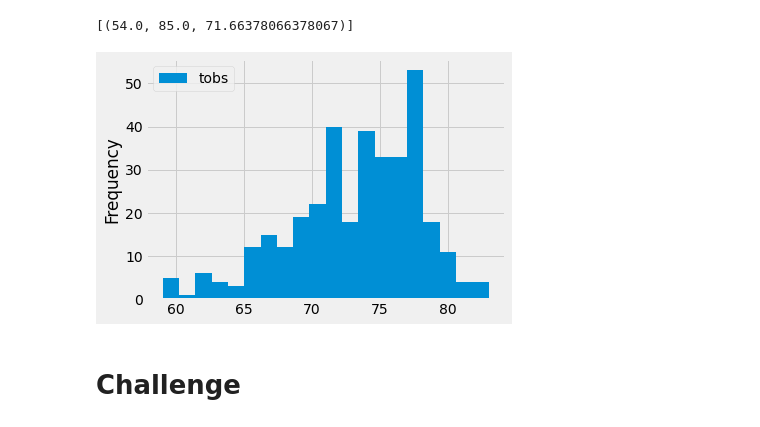
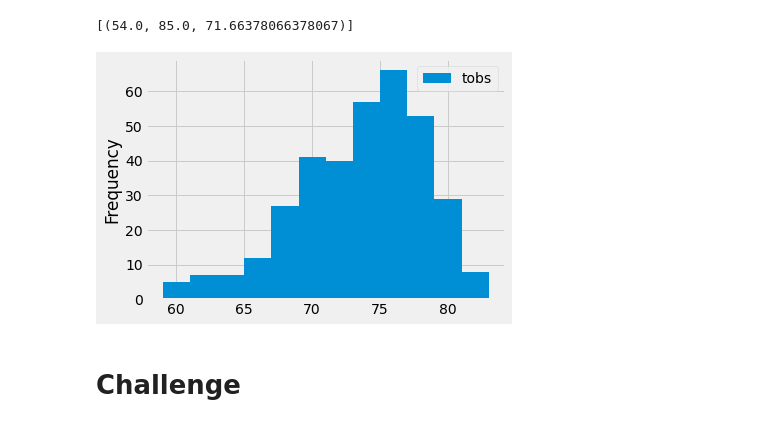
Before and after one commit to KW0114/surfs_up, a Jupyter notebook: climate_analysis.ipynb, the cells around one changed output. Saved outputs shown, nothing was run; the diff lists cells and outputs as text; code cells hidden in the pictures.

```diff
--- a/climate_analysis.ipynb
+++ b/climate_analysis.ipynb
@@ -114,18 +114,18 @@ filter(Measurement.station == 'USC00519281').all()
 # %%
 # Choose the station with the highest number of temperature observations.
 # Query the last 12 months of temperature observation data for this station and plot the results as a histogram
 results = session.query(Measurement.tobs).\
 filter(Measurement.station == 'USC00519281').\
 filter(Measurement.date >= prev_year).all()
 
 # Put results in to a DataFrame
 df = pd.DataFrame(results, columns=['tobs'])
 
 # Create histogram, with 12 bars
-df.plot.hist(bins=1)
+df.plot.hist(bins=12)
 plt.tight_layout()
 # %% [output]
-[figure, old version]
+[figure, new version]
 # %%
 # Write a function called `calc_temps` that will accept start date and end date in the format '%Y-%m-%d'
 # and return the minimum, average, and maximum temperatures for that range of dates
```
Also changed, not shown: 1 other file.
